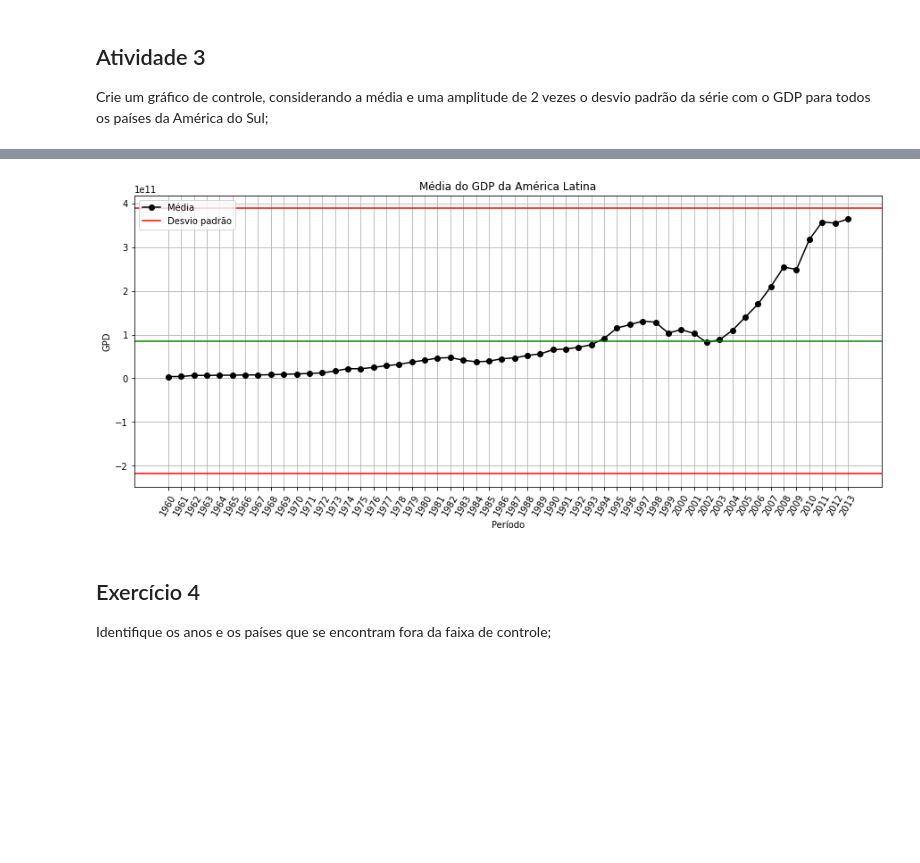
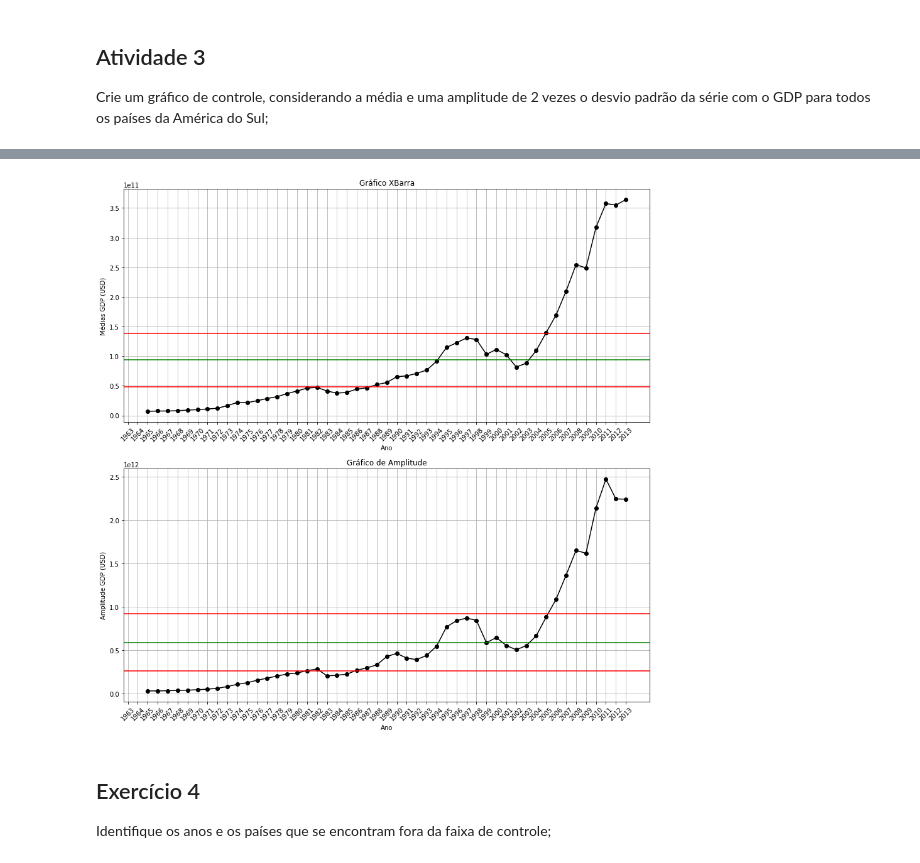
Before and after one commit to sganzerla/DPS852-Data-Science, a Jupyter notebook: T2/t2.ipynb, the cells around one changed output, grey strips where cells are left out. Saved outputs shown, nothing was run; the diff lists cells and outputs as text; code cells hidden in the pictures; blank space fills up the shorter version.

```diff
--- a/T2/t2.ipynb
+++ b/T2/t2.ipynb
@@ -48,58 +70,90 @@ dataset_paises_latinos.to_csv('dataset_paises_latinos_ex2.csv', sep = ';', decim
 ## Atividade 3
 Crie um gráfico de controle, considerando a média e uma amplitude de 2 vezes o desvio padrão da série com o GDP para todos os países da América do Sul;
 # %%
-import pandas as pd
-import matplotlib.pyplot as plt
 
 caminho = './'
 arquivo_dados = 'dataset_gpd_ex1.csv'
 arquivo_paises_latinos = 'dataset_paises_latinos_ex2.csv'
 
 def lendo_arquivo(arquivo: str):
-    return pd.read_csv(caminho + arquivo, sep = ';', decimal = ',')
+    return pd.read_csv(caminho + arquivo, sep=';', decimal=',')
 
-dataset_dados = lendo_arquivo(arquivo_dados)
-dataset_paises_latinos = lendo_arquivo(arquivo_paises_latinos)
-codigo_paises_latinos = dataset_paises_latinos['Country Code']
+df_dados = lendo_arquivo(arquivo_dados)
+df_paises_latinos = lendo_arquivo(arquivo_paises_latinos)
+filtro_paises_latinos = df_paises_latinos['Country Code']
 
-dataset_registros = dataset_dados.loc[pd.Series(dataset_dados['Country Code'].isin(codigo_paises_latinos))]
-dataset_registros.reset_index(inplace = True, drop = True)
+# filtrando apenas as linhas que contém o critério do filtro na coluna Country Code
+df_registros = df_dados.query("`Country Code` in @filtro_paises_latinos")
+df_registros.reset_index(inplace=True, drop=True)
 
 # gravando arquivo csv separado com gdp apenas dos países latinos
-dataset_registros.to_csv('dataset_gpd_paises_latinos.csv', sep = ';', decimal = ',')
+df_registros.to_csv('dataset_gpd_paises_latinos.csv', sep=';', decimal=',')
 
 # deletando primeira coluna sem nome
-dataset_registros = dataset_registros.iloc[: , 1:]
+df_registros = df_registros.iloc[:, 1:]
 
 # apagando colunas
-dataset_registros = dataset_registros.drop(['index', 'Country Name', 'Country Code'], axis = 1)
+df_registros = df_registros.drop(
+    ['index', 'Country Name', 'Country Code'], axis = 1)
 
-mean_GDP = dataset_registros.mean(numeric_only = True, skipna = True, axis = 0)
-std_GDP = dataset_registros.std(numeric_only = True, skipna = True, axis = 0)
+# médias anuais
+medias_GDP = df_registros.mean(numeric_only = True, skipna = False, axis = 0)
 
-resultado = pd.DataFrame({'Média': mean_GDP, 'Desvio': std_GDP}).reset_index()
+# amplitudes anuais
+amplitudes_GDP = df_registros.max(numeric_only = True, skipna = False, axis = 0) - df_registros.min(numeric_only = True, skipna = False, axis = 0)
 
-anos = resultado['index']
-medias = resultado['Média']
-desvios = resultado['Desvio']
+# desvio padrão anuais
+std_GDP = df_registros.std(numeric_only = True, skipna = False, axis = 0)
 
-if(len(anos) and len(medias) and len(desvios)):
-    print("Séries uniformes.")
+df_resultado = pd.DataFrame(
+    {'Média': medias_GDP, 'Desvio': std_GDP, "Amplitude": amplitudes_GDP}).reset_index()
+
+anos = df_resultado['index']
+medias = df_resultado['Média']
+desvios = df_resultado['Desvio']
+amplitude = df_resultado['Amplitude']
+linhas, colunas = df_registros.shape
+
+media_geral = medias.mean()
+amplitude_geral = amplitude.mean()
+desvio_geral = desvios.mean()
+
+# Limites de controle x-bar
+# media_geral + 2 * desvio_padrao / raiz(colunas)
+lsc_xbar = media_geral + 2 * desvio_geral / math.sqrt(colunas)
+lm_xbar = media_geral
+lic_xbar = media_geral - 2 * desvio_geral / math.sqrt(colunas)
 
 # Plot x-bar and s charts
-plt.subplots(figsize = (15,6))
+fig, axs = plt.subplots(2, figsize = (15,15))
 
 # x-bar chart
-plt.plot(anos, medias, linestyle = '-', marker = 'o', color = 'black')
-plt.axhline((medias.mean() + desvios.mean() * 2), color = 'red')
-plt.axhline((medias.mean() - desvios.mean() * 2), color = 'red')
-plt.axhline(medias.mean(), color = 'green')
+axs[0].plot(anos, medias, linestyle = '-', marker = 'o', color = 'black')
+# limite superior de controle
+axs[0].axhline(lsc_xbar, color = 'red')
+axs[0].axhline(lic_xbar, color = 'red')
+axs[0].grid()
+axs[0].axhline(lm_xbar, color = 'green')
+axs[0].set_title('Gráfico XBarra')
+axs[0].set_xlabel('Ano')
+axs[0].set_ylabel('Médias GDP (USD)')
+axs[0].xaxis.set_tick_params(rotation = 45)
 
-plt.legend(['Média', 'Desvio padrão'])
-plt.title('Média do GDP da América Latina')
-plt.xlabel("Período")
-plt.grid()
-plt.xticks(rotation = 60)
-plt.ylabel("GPD")
+# Limites de controle amplitude
+# amplitude_geral + 2 * const d3 * desvio_padrao
+lsc_r = amplitude_geral + 2 * desvio_geral
+lm_r = amplitude_geral
+lcl_r = amplitude_geral - 2 * desvio_geral
+
+# r-chart
+axs[1].plot(anos, amplitude, linestyle = '-', marker = 'o', color = 'black')
+axs[1].axhline(lsc_r, color = 'red')
+axs[1].axhline(lcl_r, color = 'red')
+axs[1].axhline(lm_r, color = 'green')
+axs[1].set_title('Gráfico de Amplitude')
+axs[1].set_xlabel('Ano')
+axs[1].set_ylabel('Amplitude GDP (USD)')
+axs[1].grid()
+axs[1].xaxis.set_tick_params(rotation = 45)
 plt.show()
 # %% [output]
@@ -107,4 +161,4 @@ Séries uniformes.
-[figure, old version]
+[figure, new version]
 # %% [markdown]
 ## Exercício 4
 Identifique os anos e os países que se encontram fora da faixa de controle;
```
Also changed, not shown: parts of 4 cells of this notebook.
